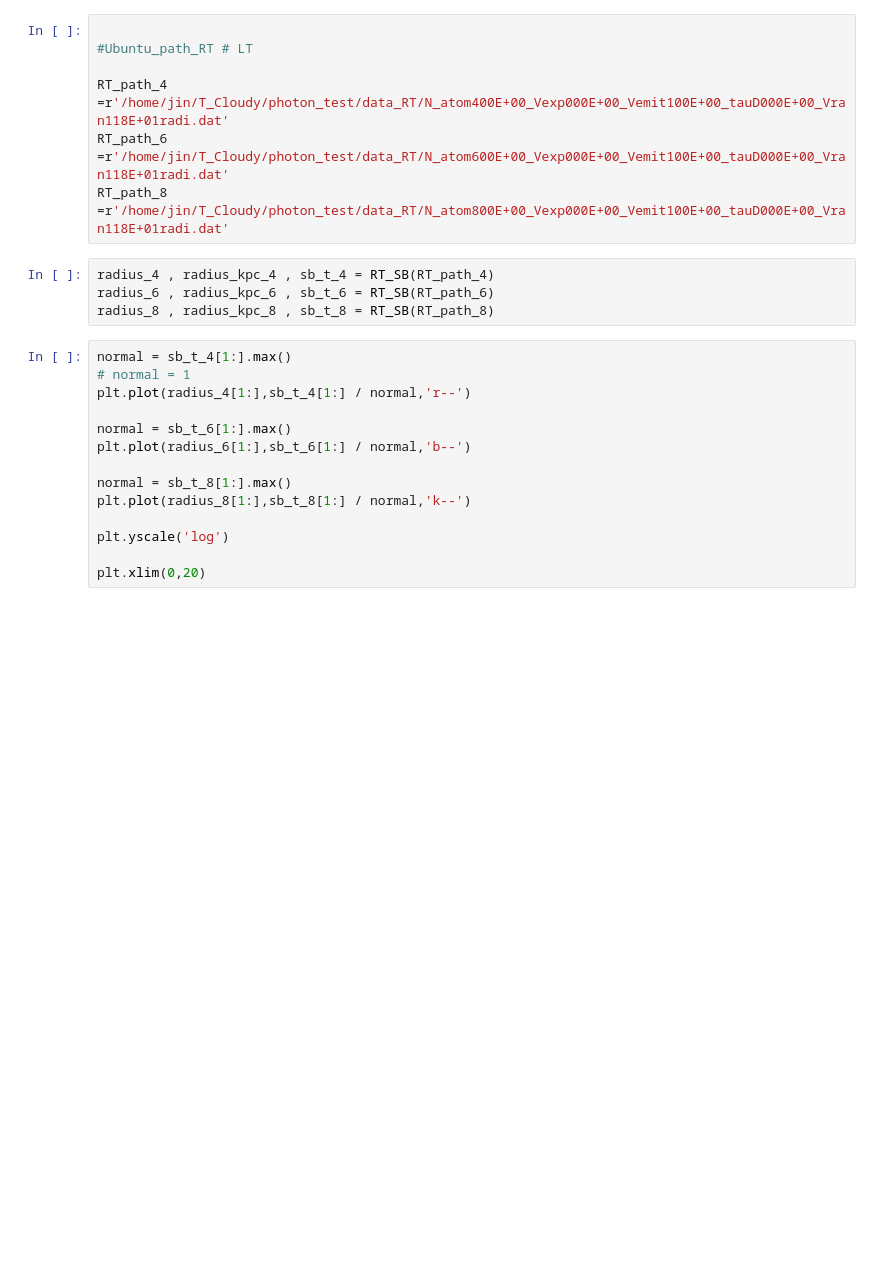
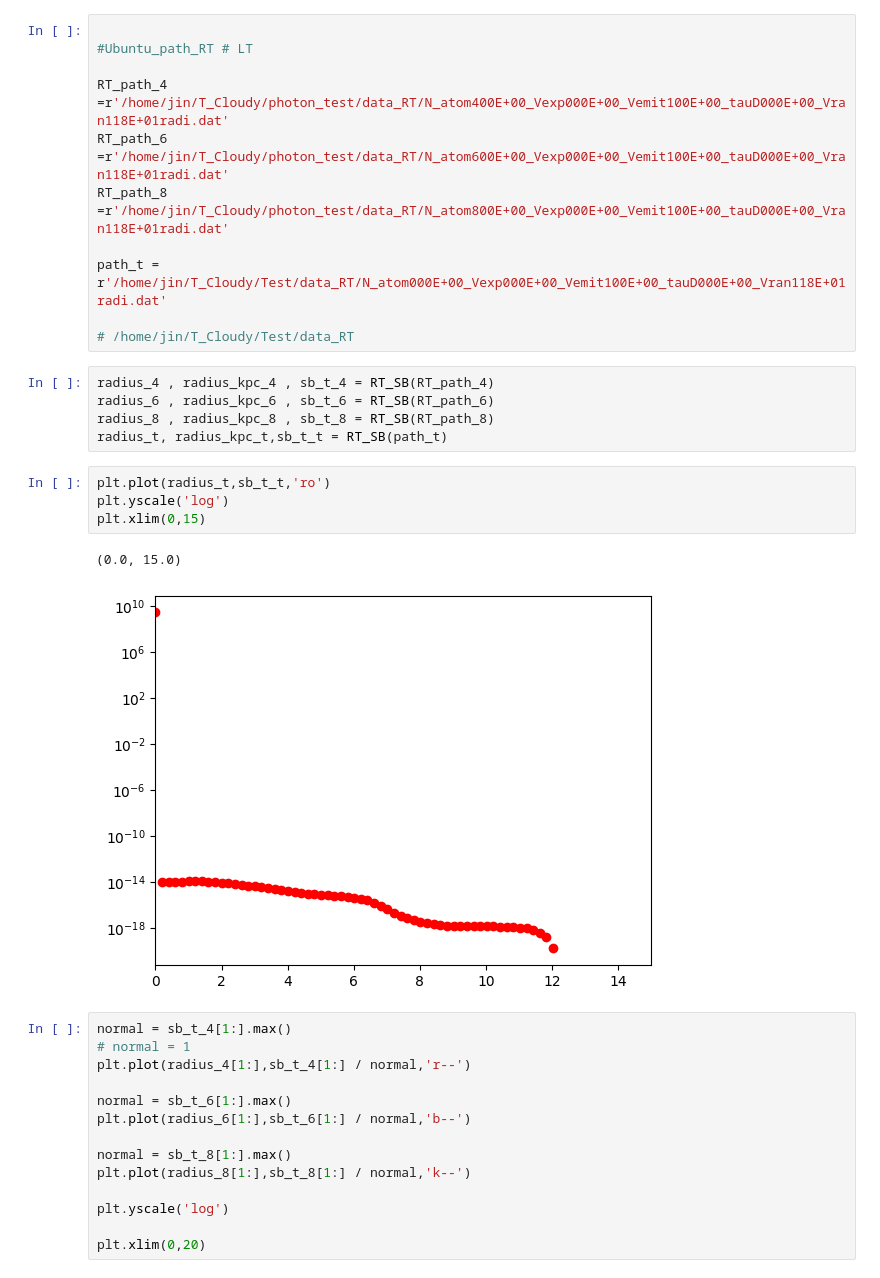
Before and after one commit to jin981016/Data_CIV_code_python, a Jupyter notebook: photon_test/RT_photon_test.ipynb, the cells around one changed output. Drawn from its saved outputs; the diff is of its cells as text; blank space fills up the shorter version.

```diff
--- a/photon_test/RT_photon_test.ipynb
+++ b/photon_test/RT_photon_test.ipynb
@@ -113,10 +111,22 @@ warng pyCloudy config: pyCloudy works better with matplotlib Triangulation
 RT_path_4 =r'/home/jin/T_Cloudy/photon_test/data_RT/N_atom400E+00_Vexp000E+00_Vemit100E+00_tauD000E+00_Vran118E+01radi.dat'
 RT_path_6 =r'/home/jin/T_Cloudy/photon_test/data_RT/N_atom600E+00_Vexp000E+00_Vemit100E+00_tauD000E+00_Vran118E+01radi.dat'
 RT_path_8 =r'/home/jin/T_Cloudy/photon_test/data_RT/N_atom800E+00_Vexp000E+00_Vemit100E+00_tauD000E+00_Vran118E+01radi.dat'
+
+path_t = r'/home/jin/T_Cloudy/Test/data_RT/N_atom000E+00_Vexp000E+00_Vemit100E+00_tauD000E+00_Vran118E+01radi.dat'
+
+# /home/jin/T_Cloudy/Test/data_RT
 # %%
 radius_4 , radius_kpc_4 , sb_t_4 = RT_SB(RT_path_4)
 radius_6 , radius_kpc_6 , sb_t_6 = RT_SB(RT_path_6)
 radius_8 , radius_kpc_8 , sb_t_8 = RT_SB(RT_path_8)
+radius_t, radius_kpc_t,sb_t_t = RT_SB(path_t)
+# %%
+plt.plot(radius_t,sb_t_t,'ro')
+plt.yscale('log')
+plt.xlim(0,15)
+# %% [output]
+(0.0, 15.0)
+[figure, added]
 # %%
 normal = sb_t_4[1:].max()
 # normal = 1
```
Also changed, not shown: parts of 2 cells of this notebook, 4 other files.
